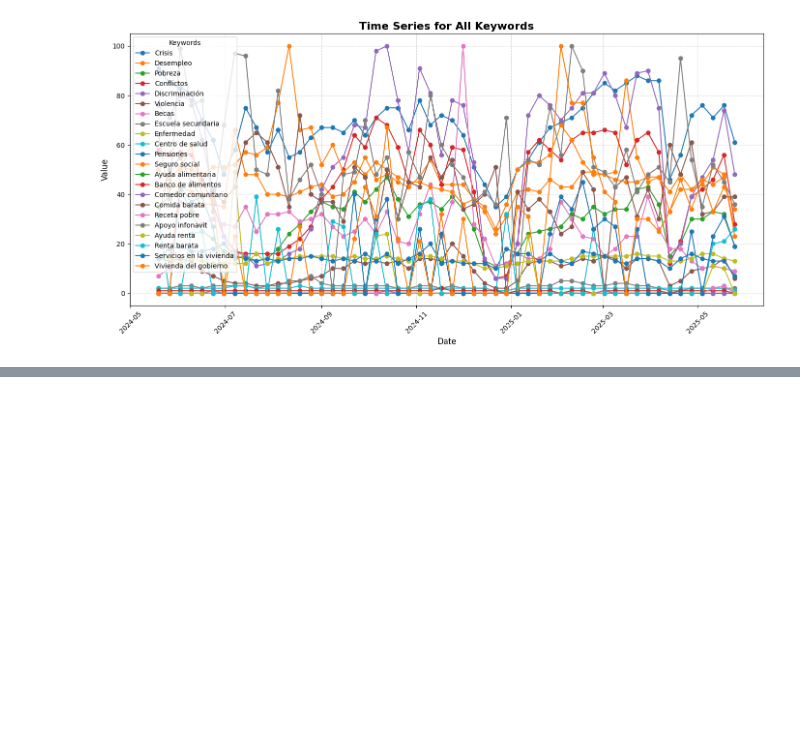
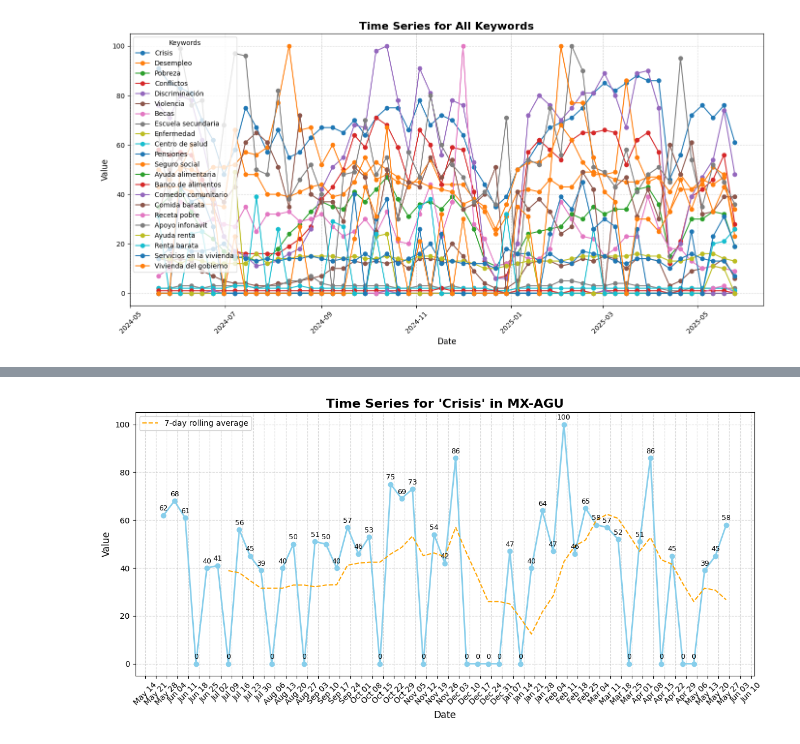
Before and after one commit to DenisProcyon/masters_thesis, a Jupyter notebook: src/google_trends.ipynb, the cells around one changed output, grey strips where cells are left out. Drawn from its saved outputs; the diff is of its cells as text; code cells hidden in the pictures; blank space fills up the shorter version.

Commit message:
states gt

```diff
--- a/src/google_trends.ipynb
+++ b/src/google_trends.ipynb
@@ -194,7 +230,7 @@ for index, keyword_set in enumerate(keywords):
 
 timeseries_data = filter_timeseries_data(timeseries_data)
 # %%
-def plot_single_keyword(data: dict[str, list[dict]], keyword: str) -> None:
+def plot_single_keyword(data: dict[str, list[dict]], keyword: str, state: str = None) -> None:
     df = pd.DataFrame(data[keyword])
     df["timestamp"] = pd.to_datetime(df["timestamp"], unit="s")
 
@@ -209,7 +245,8 @@ def plot_single_keyword(data: dict[str, list[dict]], keyword: str) -> None:
     ax.xaxis.set_major_formatter(mdates.DateFormatter('%b %d'))
     ax.xaxis.set_major_locator(mdates.WeekdayLocator(interval=1))
 
-    ax.set_title(f"Time Series for '{keyword.capitalize()}'", fontsize=16, weight='bold')
+    title = f"Time Series for '{keyword.capitalize()}'" if state is None else f"Time Series for '{keyword.capitalize()}' in {state}"
+    ax.set_title(title, fontsize=16, weight='bold')
     ax.set_xlabel("Date", fontsize=12)
     ax.set_ylabel("Value", fontsize=12)
     ax.grid(True, linestyle='--', alpha=0.5)
@@ -219,5 +256,6 @@ def plot_single_keyword(data: dict[str, list[dict]], keyword: str) -> None:
     plt.show()
 
 plot_single_keyword(timeseries_data, "crisis")
+timeseries_data
 # %% [output]
 [figure]
@@ -242,3 +297,14 @@ def plot_all_keywords(timeseries_data: dict) -> None:
 plot_all_keywords(timeseries_data)
 # %% [output]
 [figure]
+# %%
+timeseries_data_states = {}
+
+for index, keyword_set in enumerate(keywords):
+    for state in STATES:
+        gt_data = mongo_client.get_collection_entries(collection=f'serpapi_timeseries_{state}_{keyword_set}')[0]
+
+        if state not in timeseries_data_states:
+            timeseries_data_states[state] = {}
+
+        timeseries_data_states[state][keyword_set] = gt_data
@@ -244,0 +331,16 @@ plot_all_keywords(timeseries_data)
+# %%
+timeseries_data_states_result = {}
+
+for state in STATES:
+    for keyword_set in keywords:
+        try:
+            if state not in timeseries_data_states_result:
+                timeseries_data_states_result[state] = {}
+
+            timeseries_data_states_result[state][keyword_set] = filter_timeseries_data(
+                [
+                    timeseries_data_states[state][keyword_set]
+                ]
+            )
+        except Exception as e:
+            print(f'Error processing {state} for {keyword_set}: {e}')
@@ -244,0 +365,7 @@ plot_all_keywords(timeseries_data)
+# %%
+target_state = STATES[0]
+target_keyword = keywords[0]
+
+plot_single_keyword(timeseries_data_states_result[STATES[0]][target_keyword], "crisis", target_state)
+# %% [output]
+[figure, added]
```
Also changed, not shown: parts of 5 cells of this notebook, 3 other files.
